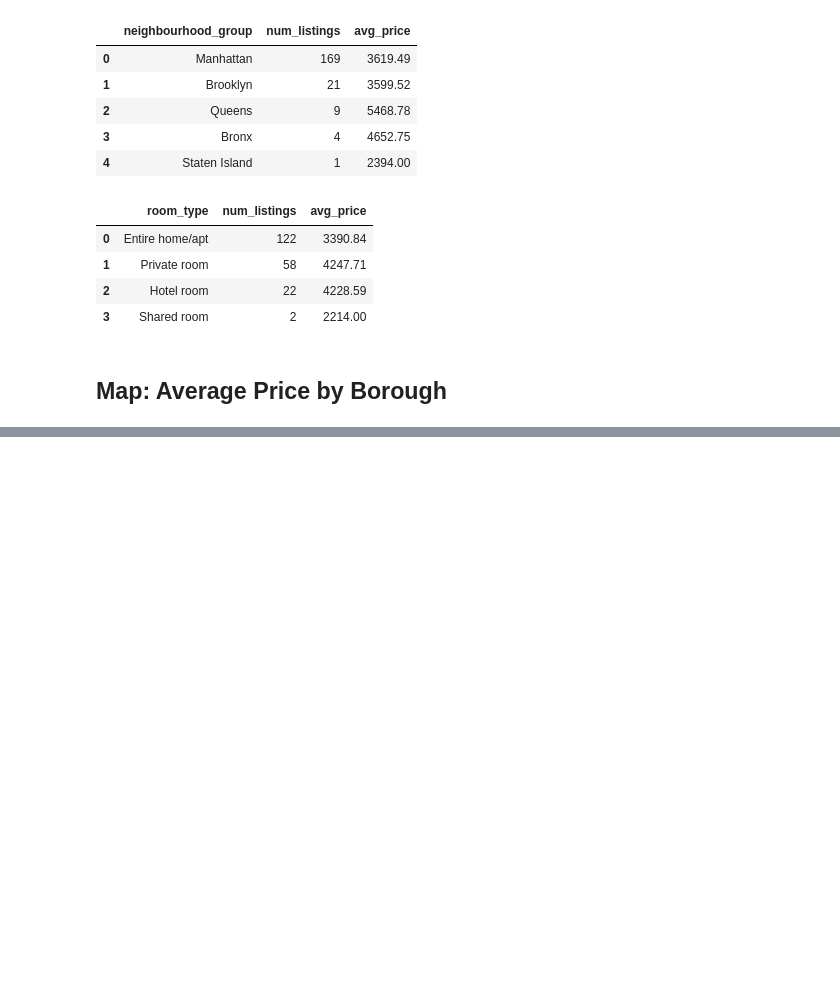
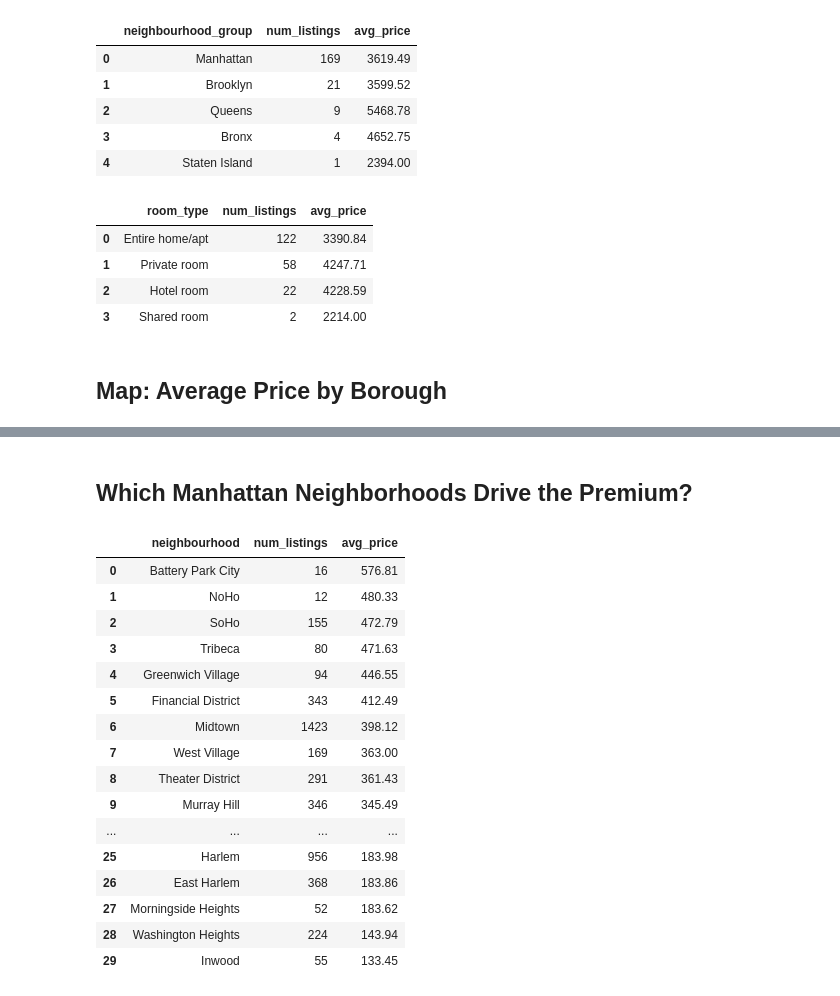
Before and after one commit to jj572/nyc-airbnb-pricing-analysis, a Jupyter notebook: notebooks/exploratory_analysis.ipynb, the cells around one changed output, grey strips where cells are left out. Saved outputs shown, nothing was run; the diff lists cells and outputs as text; code cells hidden in the pictures; blank space fills up the shorter version.

```diff
--- a/notebooks/exploratory_analysis.ipynb
+++ b/notebooks/exploratory_analysis.ipynb
@@ -240,0 +430,31 @@ If this were a live product question rather than a portfolio project, the natura
+# %% [markdown]
+## Which Manhattan Neighborhoods Drive the Premium?
+# %%
+query = """
+SELECT neighbourhood, COUNT(*) AS num_listings, ROUND(AVG(price), 2) AS avg_price
+FROM listings
+WHERE segment = 'mainstream' AND neighbourhood_group = 'Manhattan'
+GROUP BY neighbourhood
+HAVING COUNT(*) >= 10
+ORDER BY avg_price DESC
+"""
+manhattan_neighborhoods = pd.read_sql(query, conn)
+manhattan_neighborhoods
+# %% [output]
+|  | neighbourhood | num_listings | avg_price |
+| 0 | Battery Park City | 16 | 576.81 |
+| 1 | NoHo | 12 | 480.33 |
+| 2 | SoHo | 155 | 472.79 |
+| 3 | Tribeca | 80 | 471.63 |
+| 4 | Greenwich Village | 94 | 446.55 |
+| 5 | Financial District | 343 | 412.49 |
+| 6 | Midtown | 1423 | 398.12 |
+| 7 | West Village | 169 | 363.00 |
+| 8 | Theater District | 291 | 361.43 |
+| 9 | Murray Hill | 346 | 345.49 |
+| ... | ... | ... | ... |
+| 25 | Harlem | 956 | 183.98 |
+| 26 | East Harlem | 368 | 183.86 |
+| 27 | Morningside Heights | 52 | 183.62 |
+| 28 | Washington Heights | 224 | 143.94 |
+| 29 | Inwood | 55 | 133.45 |
```
Also changed, not shown: parts of 13 cells of this notebook, 2 other files.
